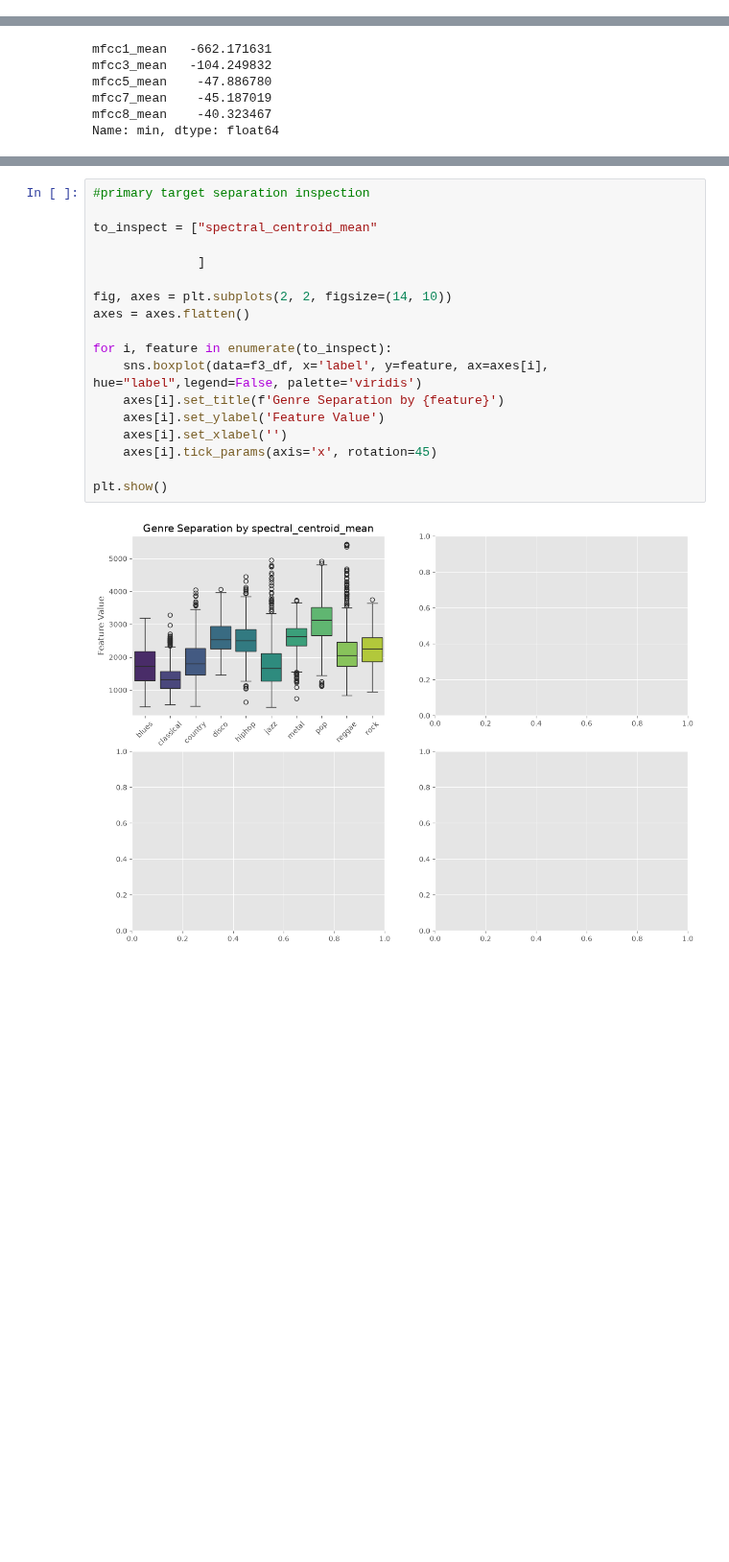
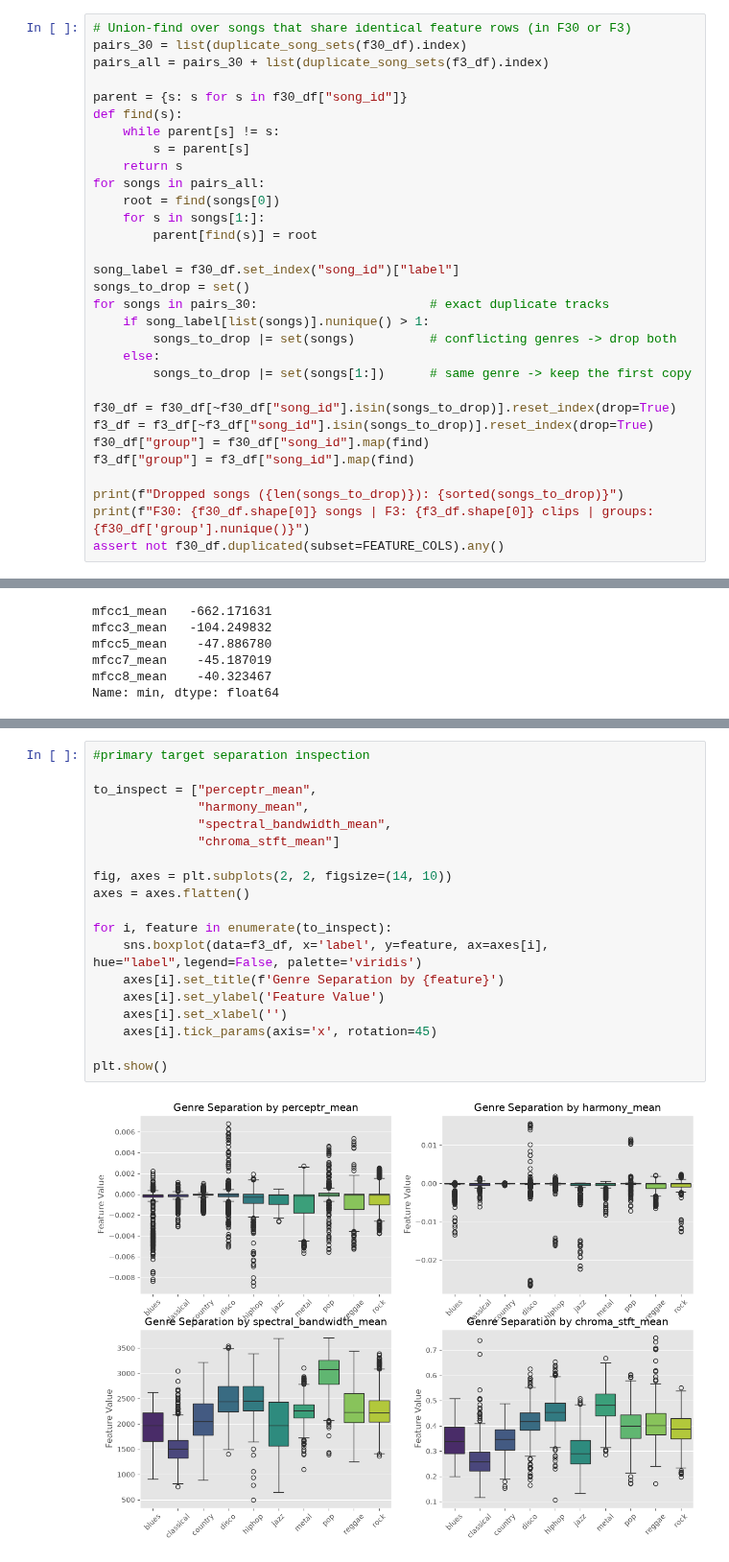
Before and after one commit to vvisienka/ML-for-Sound-and-Music, a Jupyter notebook: lab1/lab1_task2.ipynb, the cells around one changed output, grey strips where cells are left out. Shown at 96% size. Drawn from its saved outputs; the diff is of its cells as text; blank space fills up the shorter version.

```diff
--- a/lab1/lab1_task2.ipynb
+++ b/lab1/lab1_task2.ipynb
@@ -140,0 +197,31 @@ We observe no duplicates, no mislabellings and no missing values.
+# %%
+# Union-find over songs that share identical feature rows (in F30 or F3)
+pairs_30 = list(duplicate_song_sets(f30_df).index)
+pairs_all = pairs_30 + list(duplicate_song_sets(f3_df).index)
+
+parent = {s: s for s in f30_df["song_id"]}
+def find(s):
+    while parent[s] != s:
+        s = parent[s]
+    return s
+for songs in pairs_all:
+    root = find(songs[0])
+    for s in songs[1:]:
+        parent[find(s)] = root
+
+song_label = f30_df.set_index("song_id")["label"]
+songs_to_drop = set()
+for songs in pairs_30:                       # exact duplicate tracks
+    if song_label[list(songs)].nunique() > 1:
+        songs_to_drop |= set(songs)          # conflicting genres -> drop both
+    else:
+        songs_to_drop |= set(songs[1:])      # same genre -> keep the first copy
+
+f30_df = f30_df[~f30_df["song_id"].isin(songs_to_drop)].reset_index(drop=True)
+f3_df = f3_df[~f3_df["song_id"].isin(songs_to_drop)].reset_index(drop=True)
+f30_df["group"] = f30_df["song_id"].map(find)
+f3_df["group"] = f3_df["song_id"].map(find)
+
+print(f"Dropped songs ({len(songs_to_drop)}): {sorted(songs_to_drop)}")
+print(f"F30: {f30_df.shape[0]} songs | F3: {f3_df.shape[0]} clips | groups: {f30_df['group'].nunique()}")
+assert not f30_df.duplicated(subset=FEATURE_COLS).any()
@@ -427,20 +486,21 @@ Name: max, dtype: float64
 # %%
 #primary target separation inspection
 
-to_inspect = ["spectral_centroid_mean"
-
-              ]
+to_inspect = ["perceptr_mean",
+              "harmony_mean",
+              "spectral_bandwidth_mean",
+              "chroma_stft_mean"]
 
 fig, axes = plt.subplots(2, 2, figsize=(14, 10))
 axes = axes.flatten()
 
 for i, feature in enumerate(to_inspect):
     sns.boxplot(data=f3_df, x='label', y=feature, ax=axes[i], hue="label",legend=False, palette='viridis')
     axes[i].set_title(f'Genre Separation by {feature}')
     axes[i].set_ylabel('Feature Value')
     axes[i].set_xlabel('')
     axes[i].tick_params(axis='x', rotation=45)
 
 plt.show()
 # %% [output]
-[figure, old version]
+[figure, new version]
```
Also changed, not shown: parts of 92 cells of this notebook, 3 other files.
